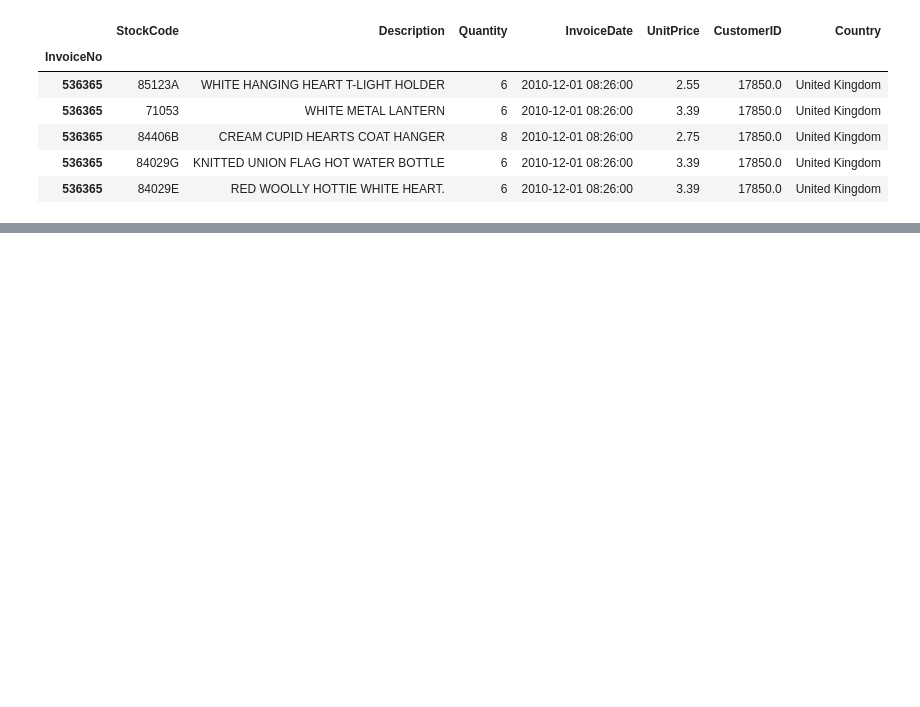
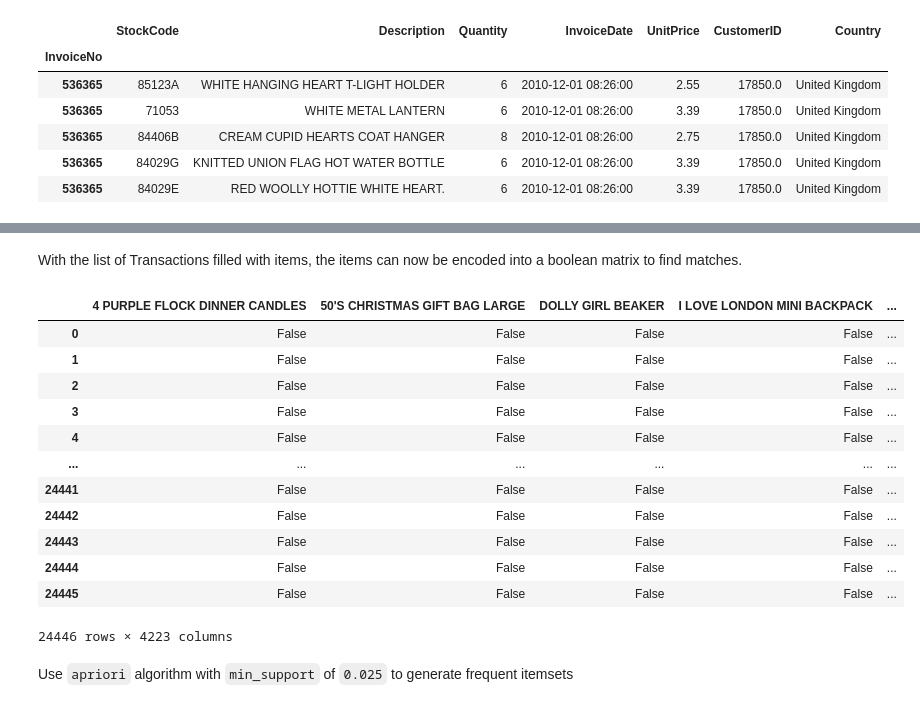
Before and after one commit to EstebanBorai/online-retail-market-basket-analysis, a Jupyter notebook: notebooks/market_baseket_analysis.ipynb, the cells around one changed output, grey strips where cells are left out. Drawn from its saved outputs; the diff is of its cells as text; code cells hidden in the pictures; blank space fills up the shorter version.

```diff
--- a/notebooks/market_baseket_analysis.ipynb
+++ b/notebooks/market_baseket_analysis.ipynb
@@ -13,0 +28,3 @@ df_retail.head()
+# %%
+df_transactions = df_retail.filter(['InvoiceNo', 'StockCode', 'Description'], axis=1)
+df_transactions.head()
@@ -13,0 +39,2 @@ df_retail.head()
+# %%
+df_txns = df_transactions.dropna(subset=['Description'])
@@ -13,0 +82,26 @@ df_retail.head()
+# %% [markdown]
+With the list of Transactions filled with items, the items can now be encoded into a boolean matrix to find matches.
+# %%
+from mlxtend.preprocessing import TransactionEncoder
+
+encoder = TransactionEncoder()
+encoded_array = encoder.fit(txns).transform(txns)
+df_itemsets = pd.DataFrame(encoded_array, columns=encoder.columns_)
+
+display(df_itemsets)
+# %% [output]
+|  | 4 PURPLE FLOCK DINNER CANDLES | 50'S CHRISTMAS GIFT BAG LARGE | DOLLY GIRL BEAKER | I LOVE LONDON MINI BACKPACK | ... |
+| 0 | False | False | False | False | ... |
+| 1 | False | False | False | False | ... |
+| 2 | False | False | False | False | ... |
+| 3 | False | False | False | False | ... |
+| 4 | False | False | False | False | ... |
+| ... | ... | ... | ... | ... | ... |
+| 24441 | False | False | False | False | ... |
+| 24442 | False | False | False | False | ... |
+| 24443 | False | False | False | False | ... |
+| 24444 | False | False | False | False | ... |
+| 24445 | False | False | False | False | ... |
+24446 rows × 4223 columns
+# %% [markdown]
+Use `apriori` algorithm with `min_support` of `0.025` to generate frequent itemsets
```
Also changed, not shown: parts of 17 cells of this notebook, 2 other files.
